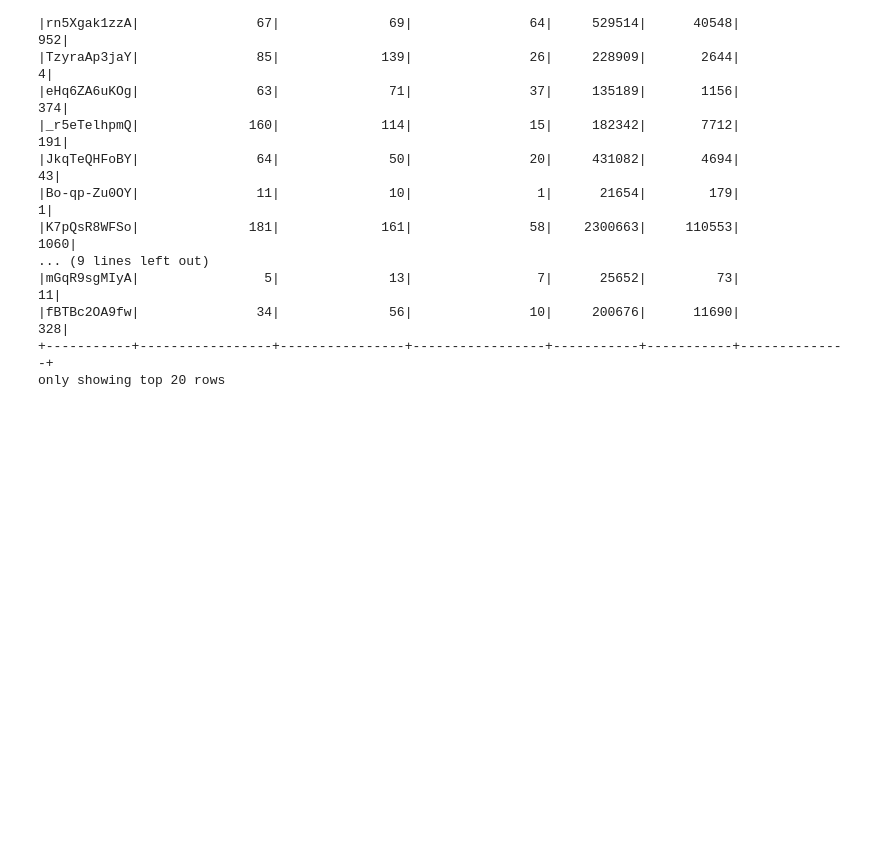
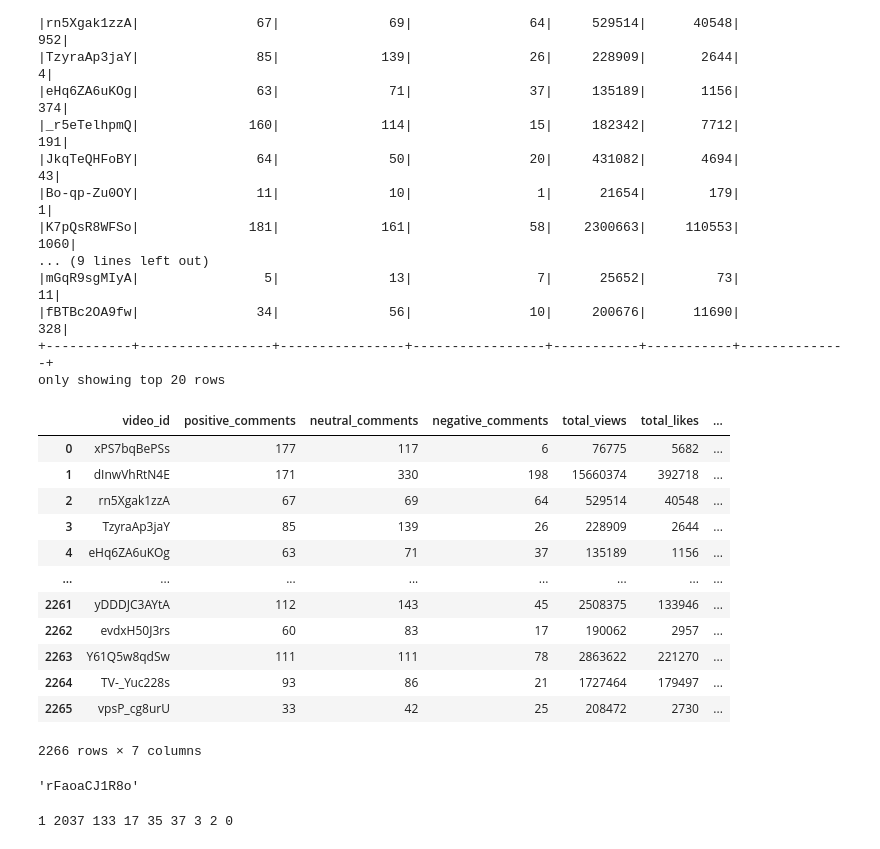
Before and after one commit to SameeraTurupu/Youtube-Comment-Analysis, a Jupyter notebook: Sentiment_Polarity_Scores.ipynb, the cells around one changed output. Saved outputs shown, nothing was run; the diff lists cells and outputs as text; code cells hidden in the pictures; blank space fills up the shorter version.

Commit message:
added output for comments using emojis

```diff
--- a/Sentiment_Polarity_Scores.ipynb
+++ b/Sentiment_Polarity_Scores.ipynb
@@ -218,0 +219,19 @@ spark.stop()
+# %%
+import pandas as pd
+sentiments = pd.read_csv('/home/sturupu1/spark/workspace/Project_Youtube_Sentiment_Analysis/Data/sentiment_scores/part-00000-cba6f239-f038-4269-9d05-87026a1544b7-c000.csv',encoding='utf8',error_bad_lines = False, names=["video_id", "positive_comments", "neutral_comments", "negative_comments","total_views","total_likes", "total_dislikes"]);
+# %%
+sentiments
+# %% [output]
+|  | video_id | positive_comments | neutral_comments | negative_comments | total_views | total_likes | ... |
+| 0 | xPS7bqBePSs | 177 | 117 | 6 | 76775 | 5682 | ... |
+| 1 | dInwVhRtN4E | 171 | 330 | 198 | 15660374 | 392718 | ... |
+| 2 | rn5Xgak1zzA | 67 | 69 | 64 | 529514 | 40548 | ... |
+| 3 | TzyraAp3jaY | 85 | 139 | 26 | 228909 | 2644 | ... |
+| 4 | eHq6ZA6uKOg | 63 | 71 | 37 | 135189 | 1156 | ... |
+| ... | ... | ... | ... | ... | ... | ... | ... |
+| 2261 | yDDDJC3AYtA | 112 | 143 | 45 | 2508375 | 133946 | ... |
+| 2262 | evdxH50J3rs | 60 | 83 | 17 | 190062 | 2957 | ... |
+| 2263 | Y61Q5w8qdSw | 111 | 111 | 78 | 2863622 | 221270 | ... |
+| 2264 | TV-_Yuc228s | 93 | 86 | 21 | 1727464 | 179497 | ... |
+| 2265 | vpsP_cg8urU | 33 | 42 | 25 | 208472 | 2730 | ... |
+2266 rows × 7 columns
@@ -218,0 +262,28 @@ spark.stop()
+# %%
+video_id[179]
+# %% [output]
+'rFaoaCJ1R8o'
+# %%
+cp_lp = cn_lp = cp_ln = cn_ln = co_lp = co_lo = cp_lo = co_ln = cn_lo = 0
+for x, y in zip(com_pol,likes_pol):
+    if x == 0 and y == 0:
+        co_lo += 1
+    if x == 1 and y == 1:
+        cp_lp += 1
+    if x == -1 and y == 1:
+        cn_lp += 1
+    if x == 1 and y == -1:
+        cp_ln += 1
+    if x == -1 and y == -1:
+        cn_ln += 1
+    if x == 0 and y == 1:
+        co_lp += 1
+    if x == 1 and y == 0:
+        cp_lo += 1
+    if x == 0 and y == -1:
+        co_ln += 1
+    if x == -1 and y == 0:
+        cn_lo += 1
+print(co_lo,cp_lp, cn_lp,cp_ln,cn_ln,co_lp,cp_lo,co_ln,cn_lo)
+# %% [output]
+1 2037 133 17 35 37 3 2 0
```
Also changed, not shown: parts of 8 cells of this notebook.
